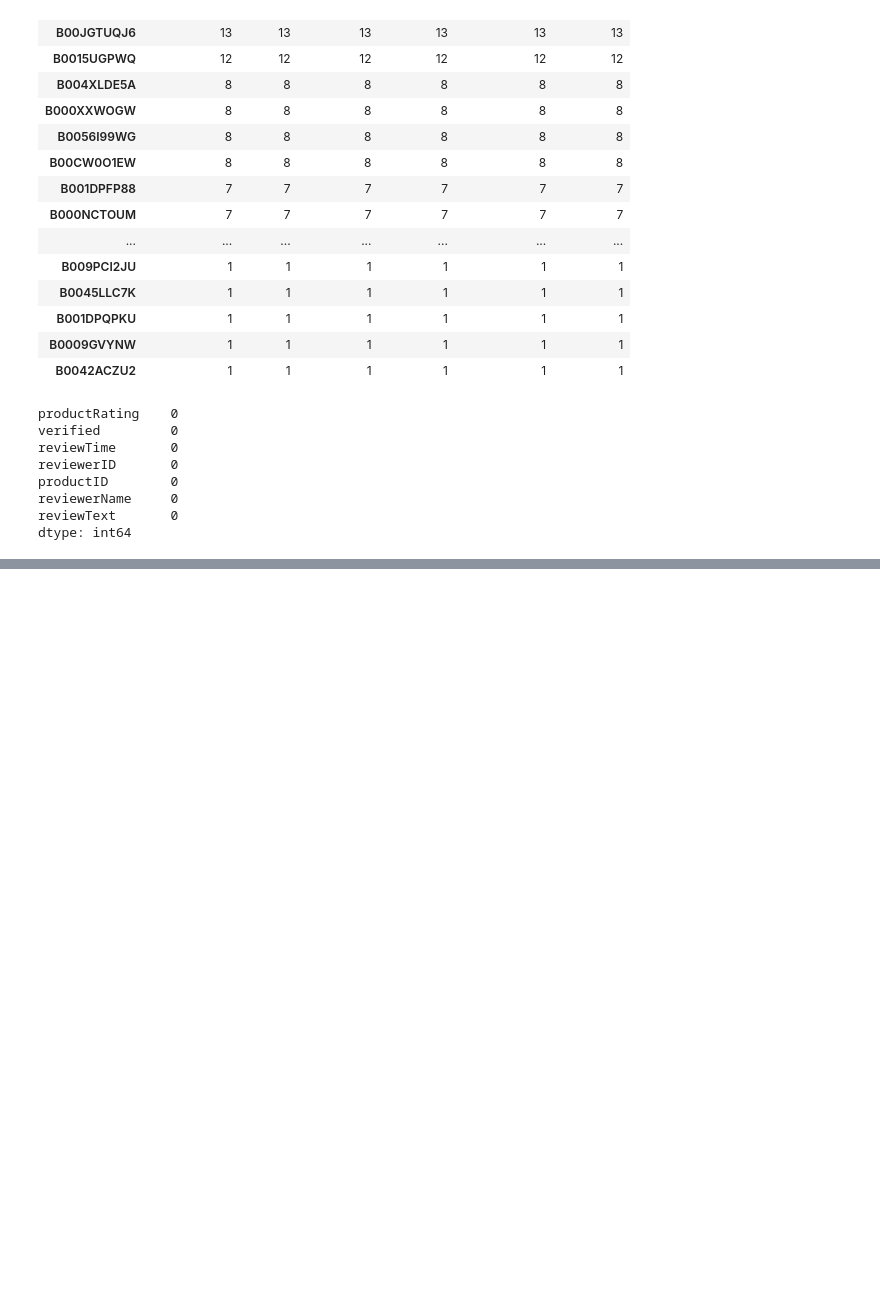
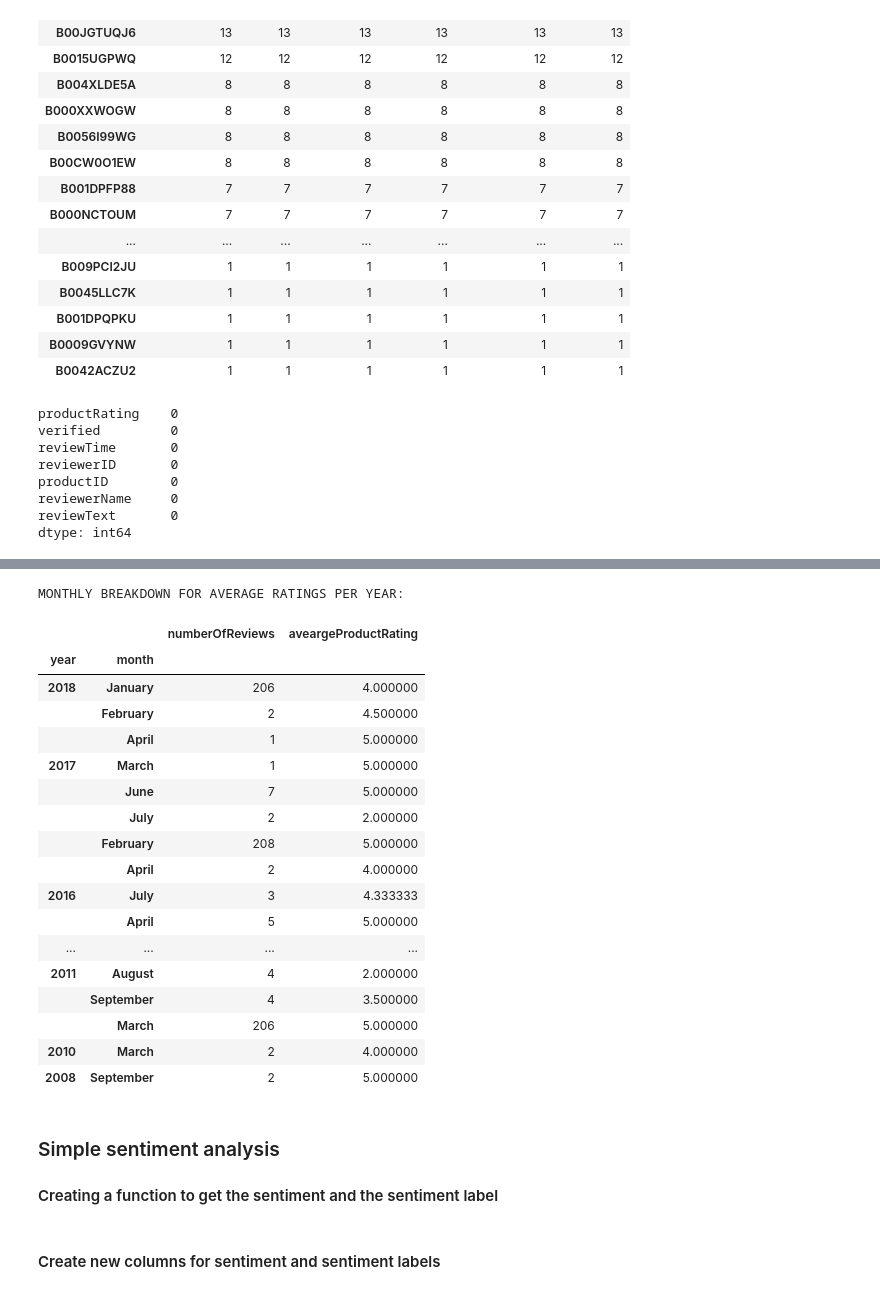
Before and after one commit to ahmadbashorun/AI6-amazon-reviews-EDA-project, a Jupyter notebook: Appliance_cleaning.ipynb, the cells around one changed output, grey strips where cells are left out. Drawn from its saved outputs; the diff is of its cells as text; code cells hidden in the pictures; blank space fills up the shorter version.

Commit message:
I worked on the appliances part

```diff
--- a/Appliance_cleaning.ipynb
+++ b/Appliance_cleaning.ipynb
@@ -101,0 +129,2 @@ dtype: int64
+# %%
+appliances_df["reviewText"] = appliances_df["reviewText"].astype(str)
@@ -101,0 +148,2 @@ dtype: int64
+# %%
+appliances_df["reviewTime"] = pd.to_datetime(appliances_df["reviewTime"] )
@@ -101,0 +175,4 @@ dtype: int64
+# %%
+appliances_df["year"] = appliances_df["reviewTime"].dt.year
+appliances_df["month"] = appliances_df["reviewTime"].dt.month_name()
+appliances_df["dayOfTheWeek"] = appliances_df["reviewTime"].dt.day_name()
@@ -101,0 +277,31 @@ dtype: int64
+# %%
+yearly_month_rating = appliances_df.groupby(["year","month"]).agg({"reviewText":"count", "productRating":"mean"}).sort_values(
+    "year", ascending=False)
+yearly_month_rating.rename(columns={"reviewText":"numberOfReviews", "productRating":"aveargeProductRating"}, inplace=True)
+
+print("MONTHLY BREAKDOWN FOR AVERAGE RATINGS PER YEAR:")
+yearly_month_rating
+# %% [output]
+MONTHLY BREAKDOWN FOR AVERAGE RATINGS PER YEAR:
+|  |  | numberOfReviews | aveargeProductRating |
+| year | month |  |  |
+| 2018 | January | 206 | 4.000000 |
+|  | February | 2 | 4.500000 |
+|  | April | 1 | 5.000000 |
+| 2017 | March | 1 | 5.000000 |
+|  | June | 7 | 5.000000 |
+|  | July | 2 | 2.000000 |
+|  | February | 208 | 5.000000 |
+|  | April | 2 | 4.000000 |
+| 2016 | July | 3 | 4.333333 |
+|  | April | 5 | 5.000000 |
+| ... | ... | ... | ... |
+| 2011 | August | 4 | 2.000000 |
+|  | September | 4 | 3.500000 |
+|  | March | 206 | 5.000000 |
+| 2010 | March | 2 | 4.000000 |
+| 2008 | September | 2 | 5.000000 |
+# %% [markdown]
+### Simple sentiment analysis
+
+#### Creating a function to get the sentiment and the sentiment label
@@ -101,0 +322,2 @@ dtype: int64
+# %% [markdown]
+#### Create new columns for sentiment and sentiment labels
```
Also changed, not shown: parts of 42 cells of this notebook.
